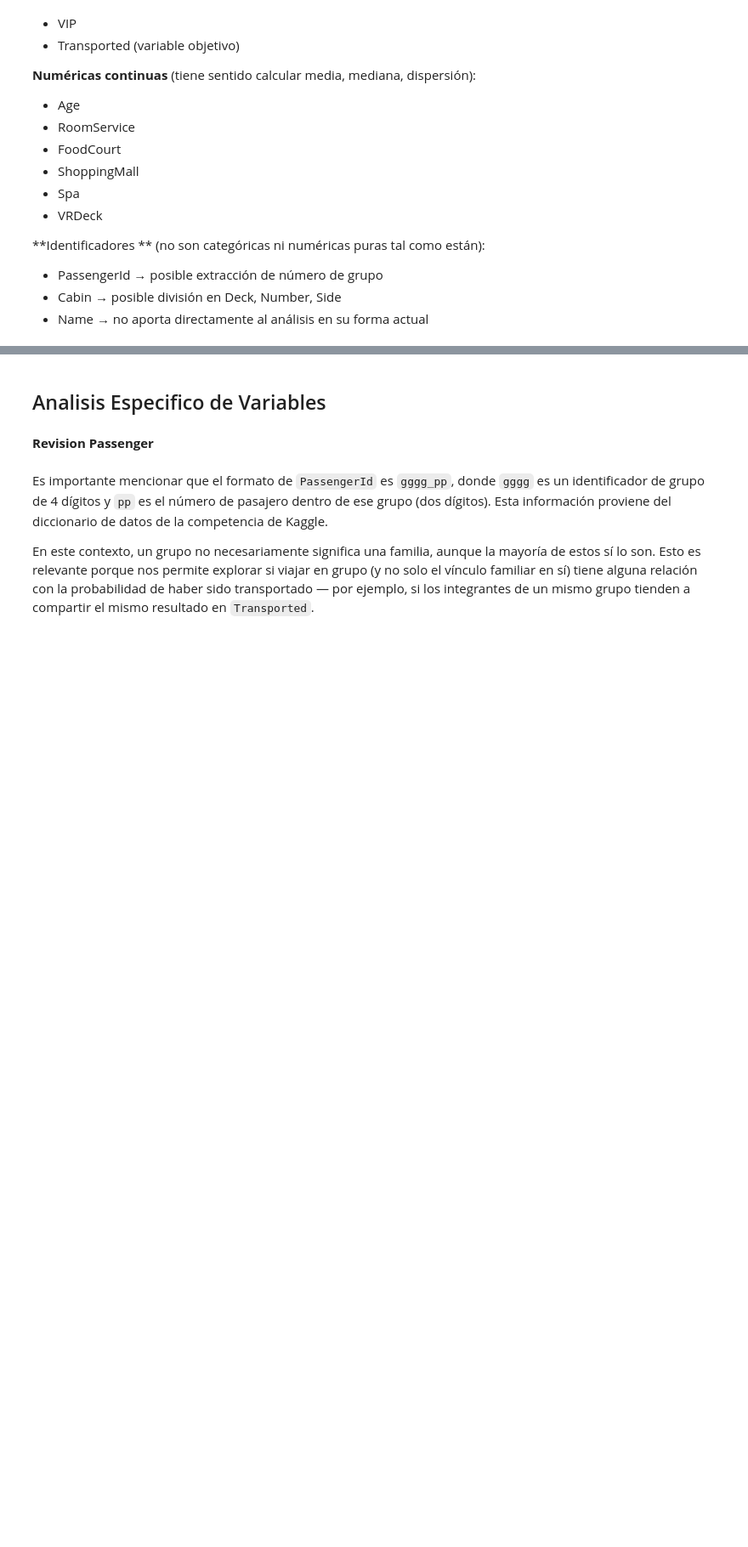
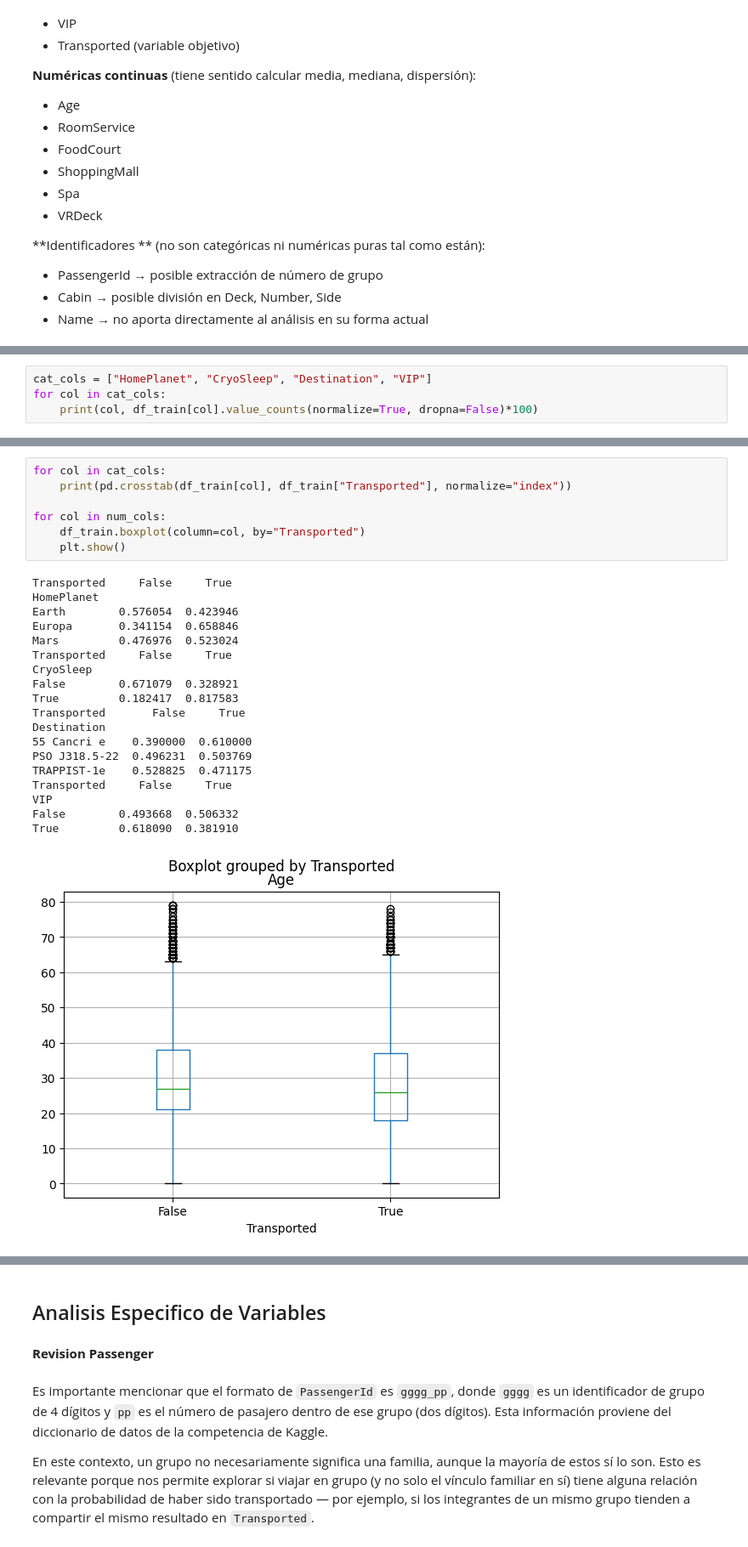
Before and after one commit to A01801224/TC3009C-RI, a Jupyter notebook: Reto_Primer_Avance_Spaceship_Titanic.ipynb, the cells around one changed output, grey strips where cells are left out. Shown at 85% size. Cells and saved outputs as stored; diff of their text form; blank space fills up the shorter version.

```diff
--- a/Reto_Primer_Avance_Spaceship_Titanic.ipynb
+++ b/Reto_Primer_Avance_Spaceship_Titanic.ipynb
@@ -155,0 +207,4 @@ Este primer acercamineto, analisis y clasificación de variables esta sujeto a c
+# %%
+cat_cols = ["HomePlanet", "CryoSleep", "Destination", "VIP"]
+for col in cat_cols:
+    print(col, df_train[col].value_counts(normalize=True, dropna=False)*100)
@@ -155,0 +233,27 @@ Este primer acercamineto, analisis y clasificación de variables esta sujeto a c
+# %%
+for col in cat_cols:
+    print(pd.crosstab(df_train[col], df_train["Transported"], normalize="index"))
+
+for col in num_cols:
+    df_train.boxplot(column=col, by="Transported")
+    plt.show()
+# %% [output]
+Transported     False     True
+HomePlanet
+Earth        0.576054  0.423946
+Europa       0.341154  0.658846
+Mars         0.476976  0.523024
+Transported     False     True
+CryoSleep
+False        0.671079  0.328921
+True         0.182417  0.817583
+Transported       False     True
+Destination
+55 Cancri e    0.390000  0.610000
+PSO J318.5-22  0.496231  0.503769
+TRAPPIST-1e    0.528825  0.471175
+Transported     False     True
+VIP
+False        0.493668  0.506332
+True         0.618090  0.381910
+[figure, added]
```
Also changed, not shown: parts of 14 cells of this notebook.
